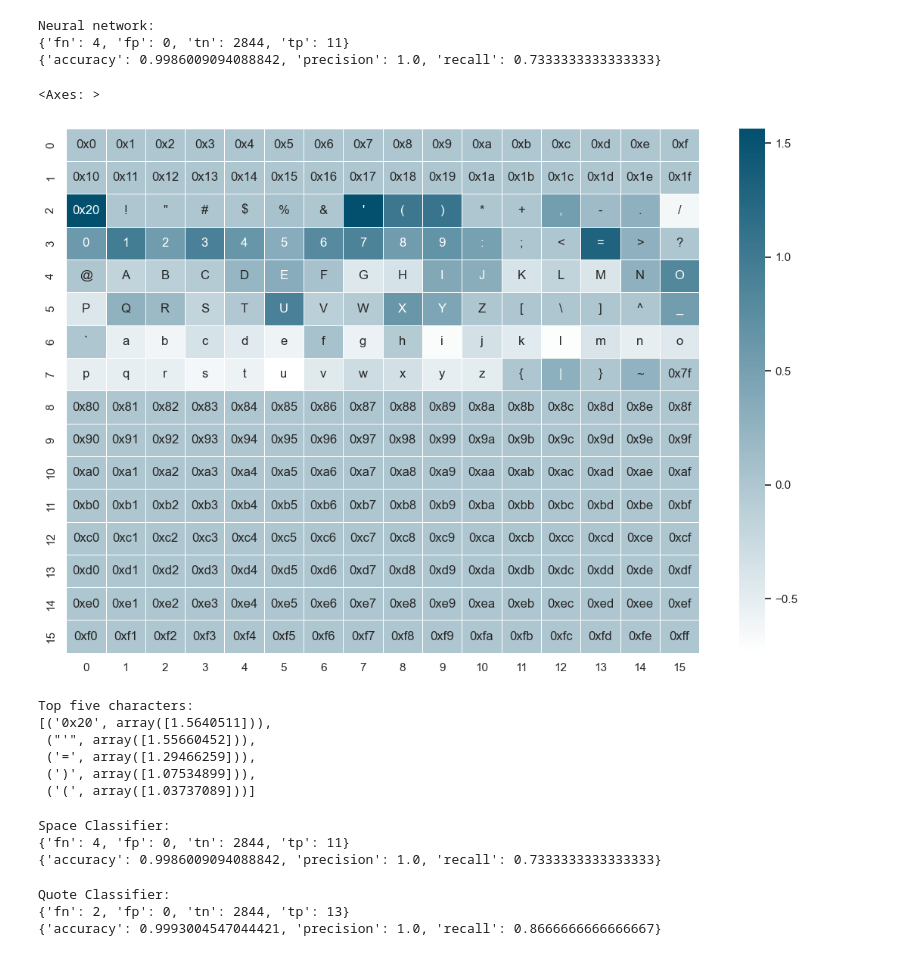
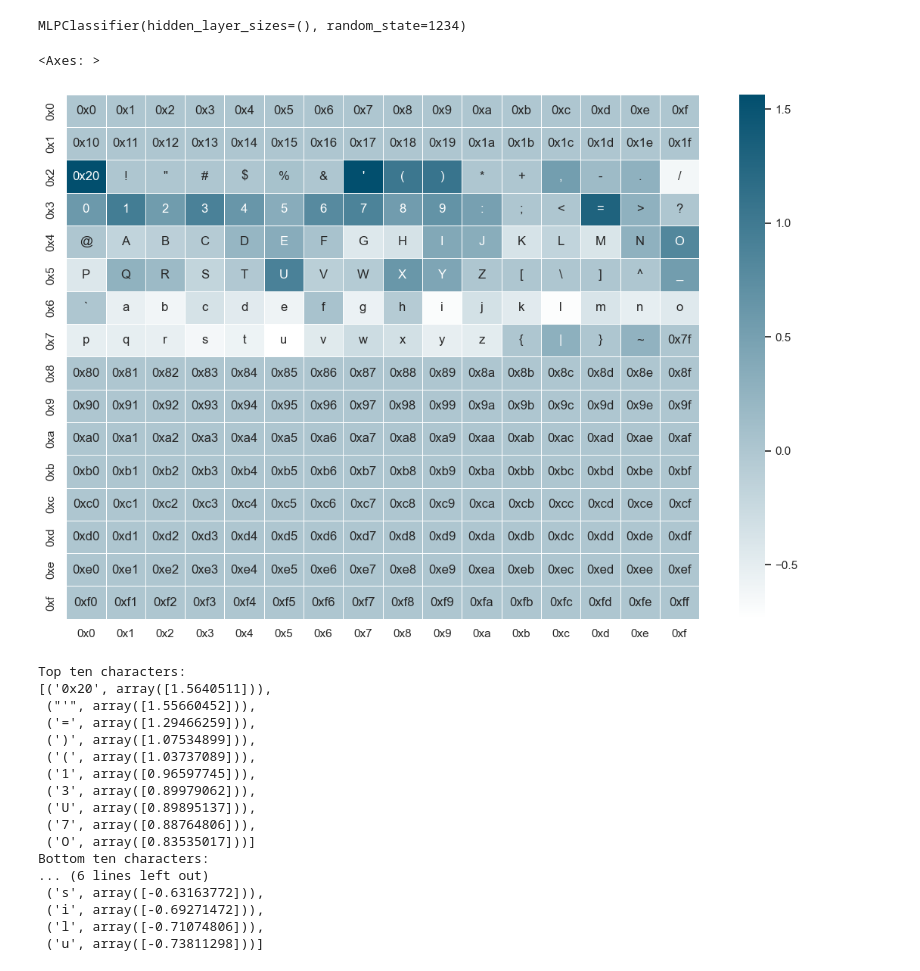
Before and after one commit to jdwhitaker/hybrid-vigor, a Jupyter notebook: main.ipynb, the cells around one changed output. Saved outputs shown, nothing was run; the diff lists cells and outputs as text; code cells hidden in the pictures.

```diff
--- a/main.ipynb
+++ b/main.ipynb
@@ -49,78 +48,72 @@ with open('data/paths-malicious.txt', 'r') as f:
 
 X_train, X_test, y_train, y_test = train_test_split(X, y, test_size=0.33, random_state=1234)
 # %%
+from sklearn.neural_network import MLPClassifier
+
 nn_classifier = MLPClassifier(hidden_layer_sizes=(), random_state=1234)
 nn_classifier.fit([path_to_vector(x) for x in X_train], y_train)
-print("Neural network:")
-pprint.pprint(classifier_performance_metrics(nn_classifier, [path_to_vector(x) for x in X_test], y_test))
 # %% [output]
-Neural network:
-{'fn': 4, 'fp': 0, 'tn': 2844, 'tp': 11}
-{'accuracy': 0.9986009094088842, 'precision': 1.0, 'recall': 0.7333333333333333}
+MLPClassifier(hidden_layer_sizes=(), random_state=1234)
 # %%
+
+
 def render_printable(i):
     if i > 32 and i < 127:
         r = chr(i)
     else:
         r = hex(i)
     return r
 
 coefficients = [(render_printable(i), nn_classifier.coefs_[0][i]) for i in range(256)]
 
 reshaped_keys = []
 reshaped_values = []
 for base in range(0,256,16):
     reshaped_keys.append([i[0] for i in coefficients[base:base+16]])
     reshaped_values.append([i[1][0] for i in coefficients[base:base+16]])
 
 import matplotlib.pyplot as plt
 import seaborn as sns
 colors = ["#ffffff", "#024f6e"]
 sns.set_theme()
 my_cmap = sns.blend_palette(colors, as_cmap = True)
 
 # Draw a heatmap with the numeric values in each cell
 f, ax = plt.subplots(figsize=(13.5, 9))
-sns.heatmap(reshaped_values, annot=reshaped_keys, fmt='', linewidths=.5, ax=ax, cmap=my_cmap)
+sns.heatmap(
+    reshaped_values,
+    annot=reshaped_keys,
+    fmt='',
+    linewidths=.5,
+    ax=ax,
+    cmap=my_cmap,
+    yticklabels=[hex(i) for i in range(0,16)],
+    xticklabels=[hex(i) for i in range(0,16)]
+)
 # %% [output]
 <Axes: >
-[figure, old version]
+[figure, new version]
 # %%
 sorted_coefficients = sorted(coefficients, key = lambda i: -i[1])
-print("Top five characters: ")
-pprint.pprint(sorted_coefficients[:5])
+print("Top ten characters: ")
+pprint.pprint(sorted_coefficients[:10])
+print("Bottom ten characters: ")
+pprint.pprint(sorted_coefficients[-10:])
 # %% [output]
-Top five characters:
+Top ten characters:
 [('0x20', array([1.5640511])),
  ("'", array([1.55660452])),
  ('=', array([1.29466259])),
  (')', array([1.07534899])),
- ('(', array([1.03737089]))]
+ ('(', array([1.03737089])),
+ ('1', array([0.96597745])),
+ ('3', array([0.89979062])),
+ ('U', array([0.89895137])),
+ ('7', array([0.88764806])),
+ ('O', array([0.83535017]))]
+Bottom ten characters:
+... (6 lines left out)
+ ('s', array([-0.63163772])),
+ ('i', array([-0.69271472])),
+ ('l', array([-0.71074806])),
+ ('u', array([-0.73811298]))]
-# %%
-from sklearn.base import BaseEstimator, ClassifierMixin
-
-class SpaceClassifier(BaseEstimator, ClassifierMixin):
-    def predict(self, X, y=None):
-        return [1 if ' ' in i else 0 for i in X]
-
-print("Space Classifier:")
-space_classifier = SpaceClassifier()
-pprint.pprint(classifier_performance_metrics(space_classifier, X_test, y_test))
-# %% [output]
-Space Classifier:
-{'fn': 4, 'fp': 0, 'tn': 2844, 'tp': 11}
-{'accuracy': 0.9986009094088842, 'precision': 1.0, 'recall': 0.7333333333333333}
-# %%
-from sklearn.base import BaseEstimator, ClassifierMixin
-
-class QuoteClassifier(BaseEstimator, ClassifierMixin):
-    def predict(self, X, y=None):
-        return [1 if "'" in i else 0 for i in X]
-
-print("Quote Classifier:")
-quote_classifier = QuoteClassifier()
-pprint.pprint(classifier_performance_metrics(quote_classifier, X_test, y_test))
-# %% [output]
-Quote Classifier:
-{'fn': 2, 'fp': 0, 'tn': 2844, 'tp': 13}
-{'accuracy': 0.9993004547044421, 'precision': 1.0, 'recall': 0.8666666666666667}
```
Also changed, not shown: parts of 5 cells of this notebook, 2 other files.
